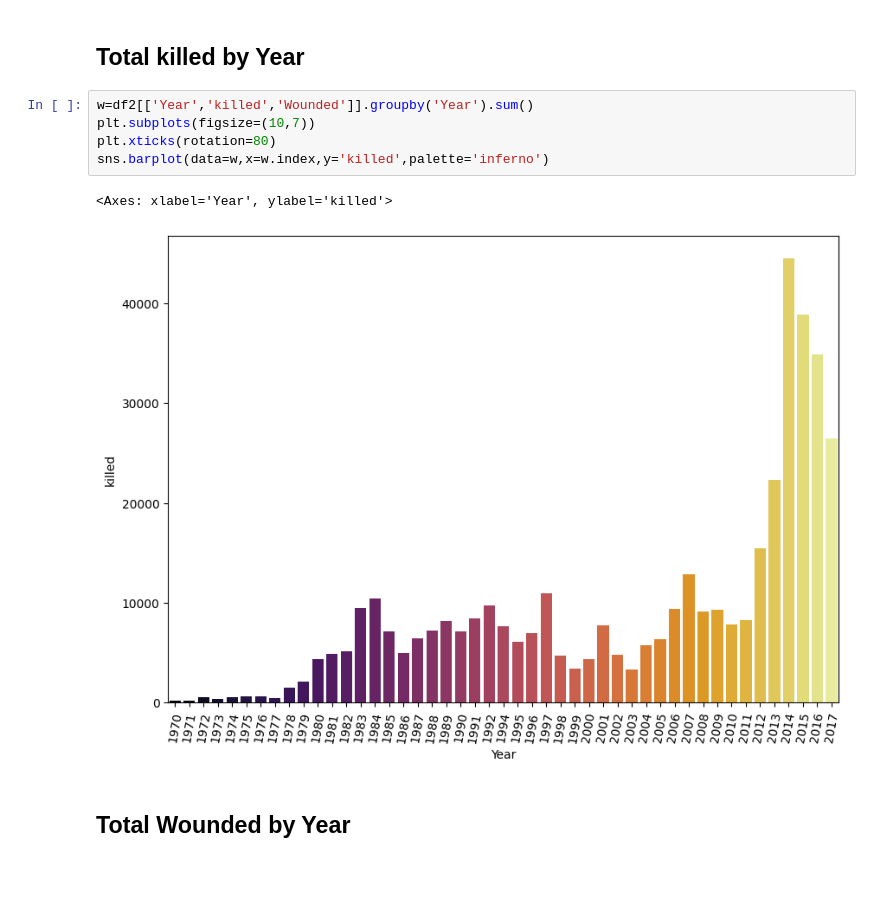
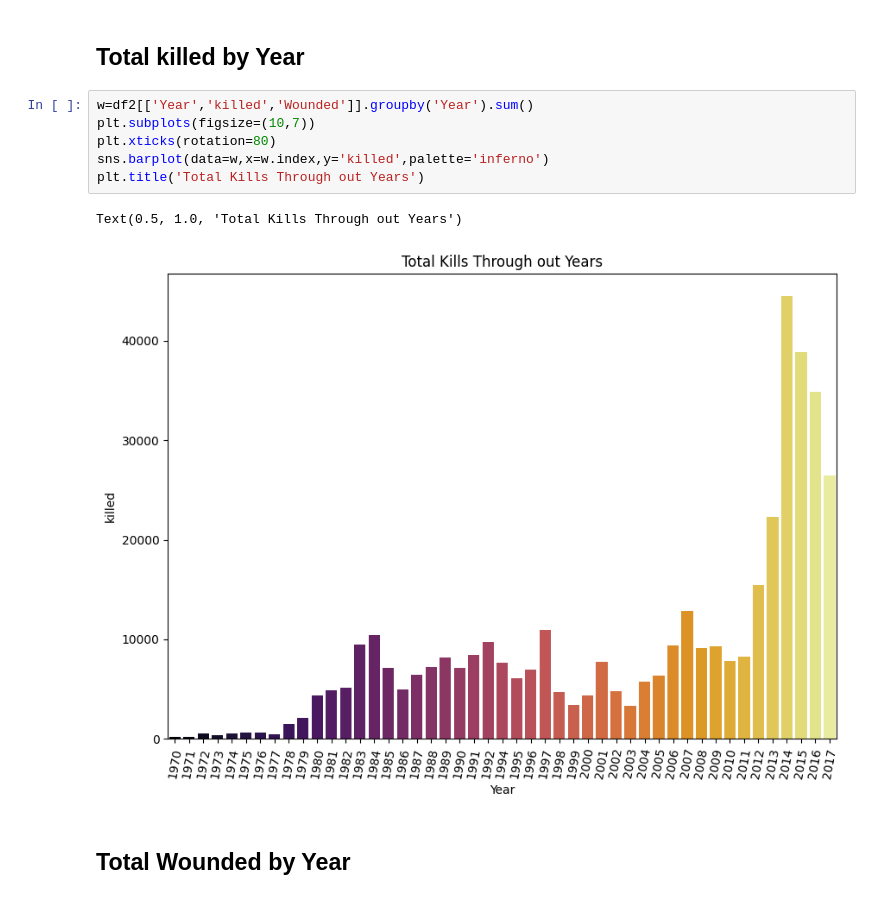
Before and after one commit to Gemini-Abhi/Machine-Learning-projects, a Jupyter notebook: Terrorism Project/Terrorism.ipynb, the cells around one changed output. Saved outputs shown, nothing was run; the diff lists cells and outputs as text; blank space fills up the shorter version.

```diff
--- a/Terrorism Project/Terrorism.ipynb
+++ b/Terrorism Project/Terrorism.ipynb
@@ -403,11 +403,12 @@ fig.set_size_inches(16,6)
 # %%
 w=df2[['Year','killed','Wounded']].groupby('Year').sum()
 plt.subplots(figsize=(10,7))
 plt.xticks(rotation=80)
 sns.barplot(data=w,x=w.index,y='killed',palette='inferno')
+plt.title('Total Kills Through out Years')
 # %% [output]
-<Axes: xlabel='Year', ylabel='killed'>
+Text(0.5, 1.0, 'Total Kills Through out Years')
-[figure, old version]
+[figure, new version]
 # %% [markdown]
 ## Total Wounded by Year
 # %%
```
Also changed, not shown: parts of 10 cells of this notebook.
